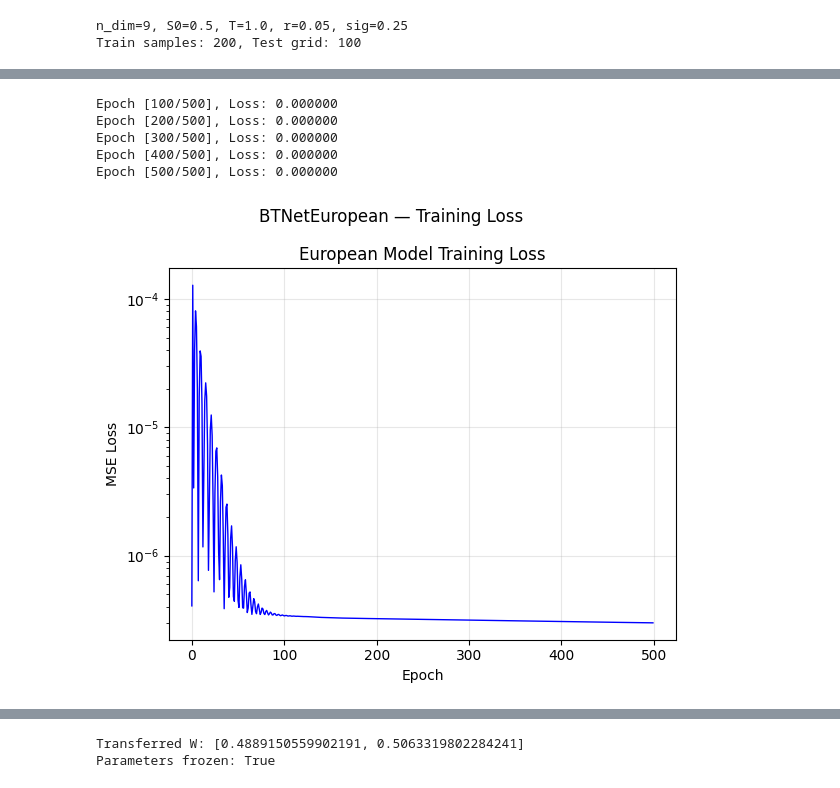
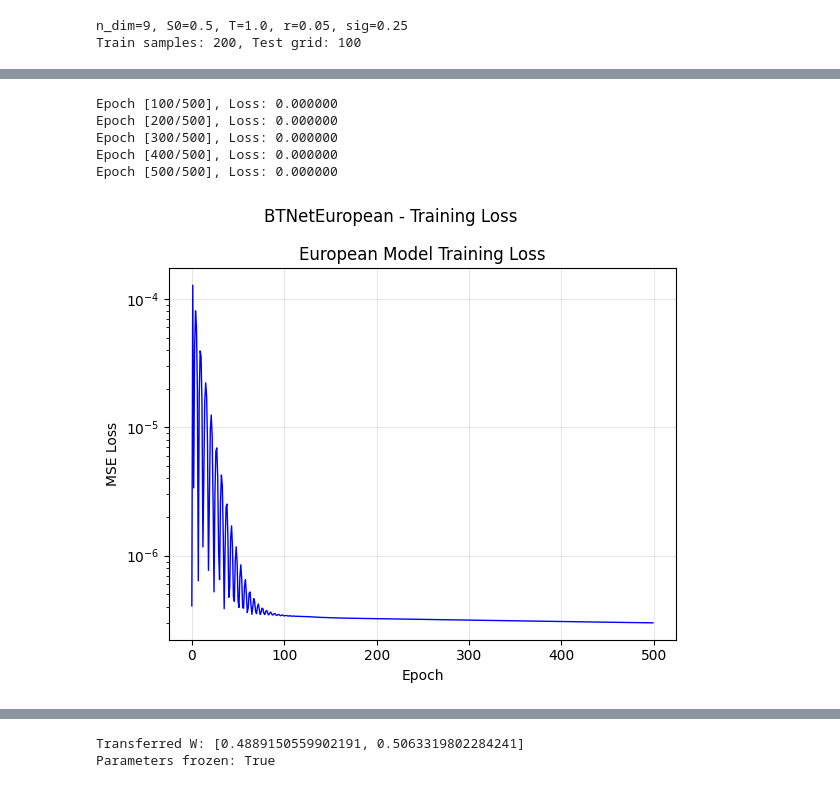
Before and after one commit to wlcmtunknwndth/BTNet-BS, a Jupyter notebook: btnn-bs-torch-v4.ipynb, the cells around one changed output, grey strips where cells are left out. Cells and saved outputs as stored; diff of their text form; code cells hidden in the pictures.

```diff
--- a/btnn-bs-torch-v4.ipynb
+++ b/btnn-bs-torch-v4.ipynb
@@ -63,20 +63,20 @@ These three tensors will be transferred to the American architecture in the next
 # %%
 model_european = BTNetEuropean(n_dim, S0, sig, T, t0, r)
 
 loss_hist_euro = train_BTNet(
     model_european,
     K_train,
     prices_train,
     epochs=500,
     lr=0.005,
     log_every=100,
 )
 
-plot_training_losses(loss_hist_euro, title="BTNetEuropean — Training Loss")
+plot_training_losses(loss_hist_euro, title="BTNetEuropean - Training Loss")
 # %% [output]
 Epoch [100/500], Loss: 0.000000
 Epoch [200/500], Loss: 0.000000
 Epoch [300/500], Loss: 0.000000
 Epoch [400/500], Loss: 0.000000
 Epoch [500/500], Loss: 0.000000
-[figure, old version]
+[figure, new version]
```
Also changed, not shown: parts of 41 cells of this notebook, 8 other files.
